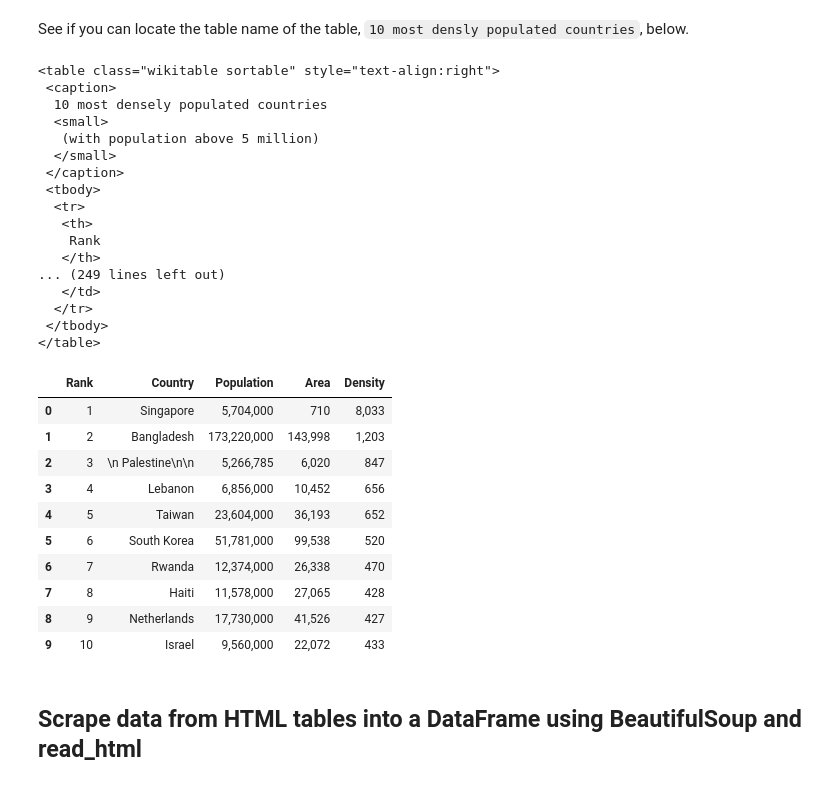
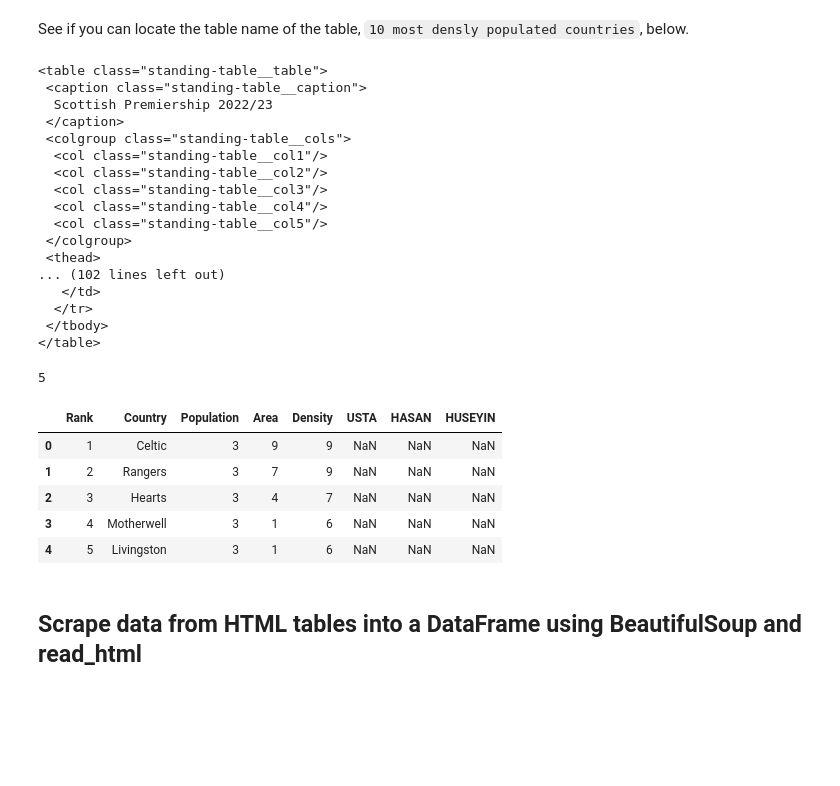
Before and after one commit to ustab/GUIDED_PROJECTS_STUDIES, a Jupyter notebook: WebScraping_Review_Lab.ipynb, the cells around one changed output. Saved outputs shown, nothing was run; the diff lists cells and outputs as text; code cells hidden in the pictures; blank space fills up the shorter version.

```diff
--- a/WebScraping_Review_Lab.ipynb
+++ b/WebScraping_Review_Lab.ipynb
@@ -286,6 +313,6 @@ Filters allow you to find complex patterns, the simplest filter is a string. In
 # %% [markdown]
 We can store it as a string in the variable <code>table</code>:
 # %%
-table="<table><tr><td id='flight'>Flight No</td><td>Launch site</td> <td>Payload mass</td></tr><tr> <td>1</td><td><a href='https://en.wikipedia.org/wiki/Florida'>Florida<a></td><td>300 kg</td></tr><tr><td>2</td><td><a href='https://en.wikipedia.org/wiki/Texas'>Texas</a></td><td>94 kg</td></tr><tr><td>3</td><td><a href='https://en.wikipedia.org/wiki/Florida'>Florida<a> </td><td>80 kg</td></tr></table>"
+table="<table><tr><td id='UCUS'>UCUS No</td><td>KALKIS YERI</td> <td>BAGAJ HADDI</td></tr><tr> <td>1</td><td><a href='https://en.wikipedia.org/wiki/ISTANBUL'>ISTANBUL<a></td><td>300 kg</td></tr><tr><td>2</td><td><a href='https://en.wikipedia.org/wiki/ANKARA'>ANKARA</a></td><td>94 kg</td></tr><tr><td>3</td><td><a href='https://en.wikipedia.org/wiki/ISTANBUL'>ISTANBUL<a> </td><td>80 kg</td></tr></table>"
 # %%
 table_bs = BeautifulSoup(table, "html.parser")
@@ -637,7 +677,8 @@ dodgerblue--->#1E90FF
 import pandas as pd
 # %%
 #The below url contains html tables with data about world population.
-url = "https://en.wikipedia.org/wiki/World_population"
+#url = "https://en.wikipedia.org/wiki/World_population"
+url="https://www.skysports.com/football/tables"
 # %% [markdown]
 Before proceeding to scrape a web site, you need to examine the contents, and the way data is organized on the website. Open the above url in your browser and check the tables on the webpage.
 # %%
@@ -667,49 +708,51 @@ See if you can locate the table name of the table, `10 most densly populated cou
 # %%
 print(tables[table_index].prettify())
 # %% [output]
-<table class="wikitable sortable" style="text-align:right">
- <caption>
-  10 most densely populated countries
-  <small>
-   (with population above 5 million)
-  </small>
+<table class="standing-table__table">
+ <caption class="standing-table__caption">
+  Scottish Premiership 2022/23
  </caption>
- <tbody>
-  <tr>
-   <th>
-    Rank
-   </th>
-... (249 lines left out)
+ <colgroup class="standing-table__cols">
+  <col class="standing-table__col1"/>
+  <col class="standing-table__col2"/>
+  <col class="standing-table__col3"/>
+  <col class="standing-table__col4"/>
+  <col class="standing-table__col5"/>
+ </colgroup>
+ <thead>
+... (102 lines left out)
    </td>
   </tr>
  </tbody>
 </table>
+# %%
+for index,table in enumerate(tables):
+    if ("10 most densely populated countries" in str(table)):
+        table_index = index
+print(table_index)
+# %% [output]
+5
 # %%
-population_data = pd.DataFrame(columns=["Rank", "Country", "Population", "Area", "Density"])
+population_data = pd.DataFrame(columns=["Rank", "Country", "Population", "Area", "Density","USTA","HASAN","HUSEYIN"])
 
 for row in tables[table_index].tbody.find_all("tr"):
     col = row.find_all("td")
     if (col != []):
         rank = col[0].text
         country = col[1].text
         population = col[2].text.strip()
         area = col[3].text.strip()
         density = col[4].text.strip()
         population_data = population_data.append({"Rank":rank, "Country":country, "Population":population, "Area":area, "Density":density}, ignore_index=True)
 
 population_data
 # %% [output]
-|  | Rank | Country | Population | Area | Density |
-| 0 | 1 | Singapore | 5,704,000 | 710 | 8,033 |
-| 1 | 2 | Bangladesh | 173,220,000 | 143,998 | 1,203 |
-| 2 | 3 | \n Palestine\n\n | 5,266,785 | 6,020 | 847 |
-| 3 | 4 | Lebanon | 6,856,000 | 10,452 | 656 |
-| 4 | 5 | Taiwan | 23,604,000 | 36,193 | 652 |
-| 5 | 6 | South Korea | 51,781,000 | 99,538 | 520 |
-| 6 | 7 | Rwanda | 12,374,000 | 26,338 | 470 |
-| 7 | 8 | Haiti | 11,578,000 | 27,065 | 428 |
-| 8 | 9 | Netherlands | 17,730,000 | 41,526 | 427 |
-| 9 | 10 | Israel | 9,560,000 | 22,072 | 433 |
+|  | Rank | Country | Population | Area | Density | USTA | HASAN | HUSEYIN |
+| 0 | 1 | Celtic | 3 | 9 | 9 | NaN | NaN | NaN |
+| 1 | 2 | Rangers | 3 | 7 | 9 | NaN | NaN | NaN |
+| 2 | 3 | Hearts | 3 | 4 | 7 | NaN | NaN | NaN |
+| 3 | 4 | Motherwell | 3 | 1 | 6 | NaN | NaN | NaN |
+| 4 | 5 | Livingston | 3 | 1 | 6 | NaN | NaN | NaN |
 # %% [markdown]
 ## Scrape data from HTML tables into a DataFrame using BeautifulSoup and read_html
 # %% [markdown]
```
Also changed, not shown: parts of 48 cells of this notebook.
